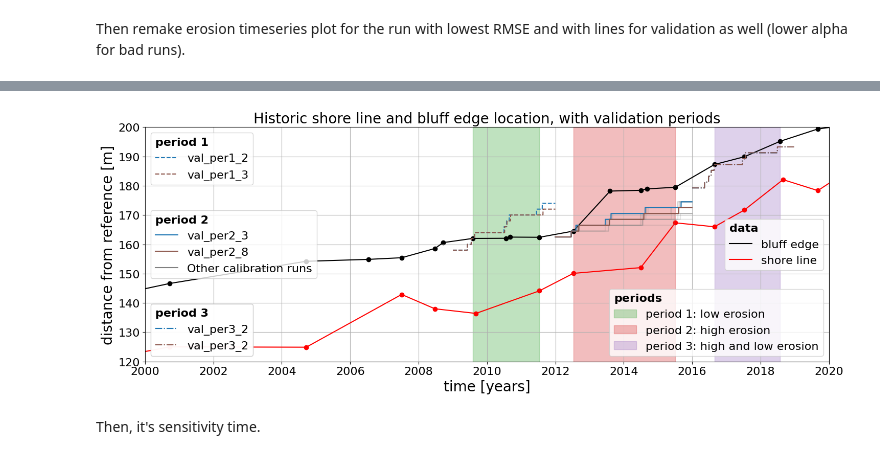
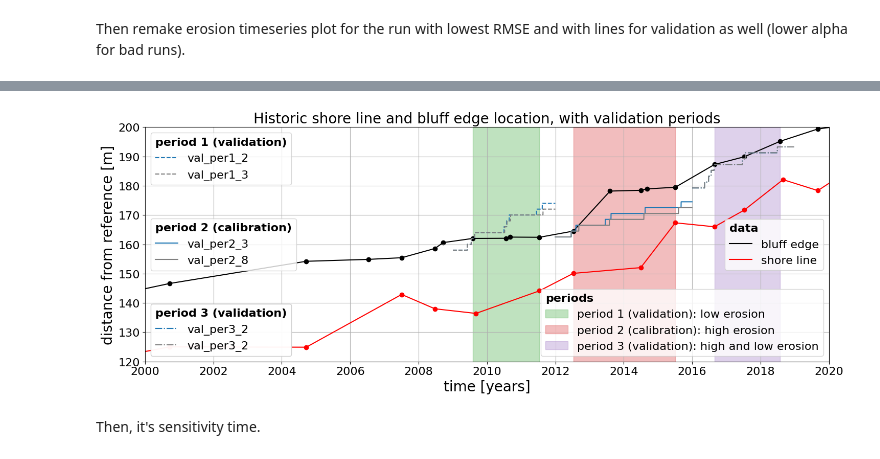
Before and after one commit to khdebruijn/thermo-morphological-model, a Jupyter notebook: results/view_erosion.ipynb, the cells around one changed output, grey strips where cells are left out. Drawn from its saved outputs; the diff is of its cells as text; code cells hidden in the pictures.

```diff
--- a/results/view_erosion.ipynb
+++ b/results/view_erosion.ipynb
@@ -63,7 +63,7 @@ per3 = {
 
 per = int(2)
 
-fnames = [f'val_per{per}_{i}.csv' for i in [2, 3, 4, 5, 6, 7, 8, 9, 10, 11, 12, 13, 14, 15, 16]]
+fnames = [f'val_per{per}_{i}.csv' for i in [1, 2, 3, 4, 5, 6, 7, 8, 9, 10, 11, 12, 13, 14, 15, 16]]
 run_ids = [f'{fname[:-4]}' for fname in fnames]
 
 print(fnames)
@@ -277,6 +297,8 @@ for fname in fnames + validation_fnames:
 
     # get only data points in time period
     df_data = df_be[(df_be['time'] >= t_start) & (df_be['time'] <= t_end)]
+    df_data = df_data.iloc[1:,:]
+    # display(df_data)
 
     # initialize RMSE
     RMSE = 0
@@ -476,9 +500,9 @@ Then remake erosion timeseries plot for the run with lowest RMSE and with lines
 fig, ax = plt.subplots(figsize=(15,6))
 
 # fill masks
-patch1 = ax.fill_between([pd.Timestamp('2009-08-02'), pd.Timestamp('2011-07-15')], 0, 200, alpha=0.3, label='period 1: low erosion', color='C2')
-patch2 = ax.fill_between([pd.Timestamp('2012-07-11'), pd.Timestamp('2015-07-05')], 0, 200, alpha=0.3, label='period 2: high erosion', color='C3')
-patch3 = ax.fill_between([pd.Timestamp('2016-08-27'), pd.Timestamp('2018-07-30')], 0, 200, alpha=0.3, label='period 3: high and low erosion', color='C4')
+patch1 = ax.fill_between([pd.Timestamp('2009-08-02'), pd.Timestamp('2011-07-15')], 0, 200, alpha=0.3, label='period 1 (validation): low erosion', color='C2')
+patch2 = ax.fill_between([pd.Timestamp('2012-07-11'), pd.Timestamp('2015-07-05')], 0, 200, alpha=0.3, label='period 2 (calibration): high erosion', color='C3')
+patch3 = ax.fill_between([pd.Timestamp('2016-08-27'), pd.Timestamp('2018-07-30')], 0, 200, alpha=0.3, label='period 3 (validation): high and low erosion', color='C4')
 
 # plot lines
 be_line = ax.plot(df_be.time.values, df_be.distance_from_ref.values, label='bluff edge', color='k')[0]
@@ -488,31 +512,40 @@ sl_line = ax.plot(df_sl.time.values, df_sl.distance_from_ref.values, label='shor
 ax.scatter(df_be.time.values, df_be.distance_from_ref.values, color='k')
 ax.scatter(df_sl.time.values, df_sl.distance_from_ref.values, color='r')
 
-#######################################################################################3
+#######################################################################################
+# plot modelled calibration points
 
-i = 0
+plot_all = False
 
-# plot modelled points
-for fname in fnames:
+if plot_all:
 
-    # display(df.head())
+    i = 0
 
-    df = pd.read_csv(Path(f'./erosion_rates/{fname}'), parse_dates=['time'])
+    for fname in fnames:
 
-    run_id = fname[:-4]
+        # display(df.head())
 
-    ax.plot(
-        df['time'],
-        df['relative_x_bluff_edge'],
-        # color=f'C{i}',
-        color='grey',
-        alpha=0.2,
-        # label=run_id
-        )
+        df = pd.read_csv(Path(f'./erosion_rates/{fname}'), parse_dates=['time'])
 
-    i+= 1
+        run_id = fname[:-4]
 
-l_grey = ax.plot([], [], color='grey', label='Other calibration runs')[0]
+        ax.plot(
+            df['time'],
+            df['relative_x_bluff_edge'],
+            # color=f'C{i}',
+            color='grey',
+            alpha=0.2,
+            # label=run_id
+            )
+
+        i+= 1
+
+    l_grey = ax.plot([], [], color='grey', label='Other calibration runs')[0]
+
+###########################################################################################
+
+#######################################################################################
+# plot modelled validation points
 
 # plot good model runs (val_per1_best, val_per1_fast, val_per2_3, val_per2_8, val_per3_best, val_per3_fast)
 # ids = ('val_per1_best', 'val_per1_fast', 'val_per2_3', 'val_per2_8', 'val_per3_best', 'val_per3_fast')
@@ -524,7 +557,7 @@ l0 = ax.plot(df0['time'], df0['relative_x_bluff_edge'], color='C0', label=runid,
 
 runid = ids[1]
 df1 = pd.read_csv(Path(f'./erosion_rates/{runid}.csv'), parse_dates=['time'])
-l1 = ax.plot(df1['time'], df1['relative_x_bluff_edge'], color='C5', label=runid, ls='--')[0]
+l1 = ax.plot(df1['time'], df1['relative_x_bluff_edge'], color='C7', label=runid, ls='--')[0]
 
 runid = ids[2]
 df2 = pd.read_csv(Path(f'./erosion_rates/{runid}.csv'), parse_dates=['time'])
@@ -532,7 +565,7 @@ l2 = ax.plot(df2['time'], df2['relative_x_bluff_edge'], color='C0', label=runid)
 
 runid = ids[3]
 df3 = pd.read_csv(Path(f'./erosion_rates/{runid}.csv'), parse_dates=['time'])
-l3 = ax.plot(df3['time'], df3['relative_x_bluff_edge'], color='C5', label=runid)[0]
+l3 = ax.plot(df3['time'], df3['relative_x_bluff_edge'], color='C7', label=runid)[0]
 
 runid = ids[4]
 df4 = pd.read_csv(Path(f'./erosion_rates/{runid}.csv'), parse_dates=['time'])
@@ -540,10 +573,9 @@ l4 = ax.plot(df4['time'], df4['relative_x_bluff_edge'], color='C0', label=runid,
 
 runid = ids[5]
 df5 = pd.read_csv(Path(f'./erosion_rates/{runid}.csv'), parse_dates=['time'])
-l5 = ax.plot(df5['time'], df5['relative_x_bluff_edge'], color='C5', label=runid, ls='-.')[0]
+l5 = ax.plot(df5['time'], df5['relative_x_bluff_edge'], color='C57', label=runid, ls='-.')[0]
 
 # lines = [l0, l1 ,l2, l3, l4, l5]
-
 
 #######################################################################################3
 
@@ -559,17 +591,25 @@ ax.set_ylabel('distance from reference [m]')
 ax.set_title('Historic shore line and bluff edge location, with validation periods')
 
 # print([patch.get_label() for patch in [patch1, patch2, patch3]])
-print(be_line)
-print(sl_line)
+# print(be_line)
+# print(sl_line)
+
+#####################################################################################
+# Legend
+tfp = {'weight': 'bold'}
 
 leg1 = plt.legend([patch1, patch2, patch3], [patch.get_label() for patch in [patch1, patch2, patch3]], loc='lower right', title='periods', title_fontproperties=tfp, alignment='left')
+
 leg2 = plt.legend([be_line, sl_line], [line.get_label() for line in [be_line, sl_line]], loc='center right', title='data', title_fontproperties=tfp, alignment='left')
 
-tfp = {'weight': 'bold'}
+leg3 = plt.legend([l0, l1], [l.get_label() for l in [l0, l1]], loc='upper left', title='period 1 (validation)', title_fontproperties=tfp, alignment='left')
 
-leg3 = plt.legend([l0, l1], [l.get_label() for l in [l0, l1]], loc='upper left', title='period 1', title_fontproperties=tfp, alignment='left')
-leg4 = plt.legend([l2, l3, l_grey], [l.get_label() for l in [l2, l3, l_grey]], loc='center left', title='period 2', title_fontproperties=tfp, alignment='left')
-leg5 = plt.legend([l4, l5], [l.get_label() for l in [l4, l5]], loc='lower left', title='period 3', title_fontproperties=tfp, alignment='left')
+leg4_lines = [l2, l3, l_grey] if plot_all else [l2, l3]
+leg4 = plt.legend(leg4_lines, [l.get_label() for l in leg4_lines], loc='center left', title='period 2 (calibration)', title_fontproperties=tfp, alignment='left')
+
+leg5 = plt.legend([l4, l5], [l.get_label() for l in [l4, l5]], loc='lower left', title='period 3 (validation)', title_fontproperties=tfp, alignment='left')
+#####################################################################################
+
 
 # print(leg1.legend_handles)
 
@@ -594,3 +632,3 @@ Line2D(shore line)
-[figure, old version]
+[figure, new version]
 # %% [markdown]
 Then, it's sensitivity time.
```
Also changed, not shown: parts of 10 cells of this notebook.
